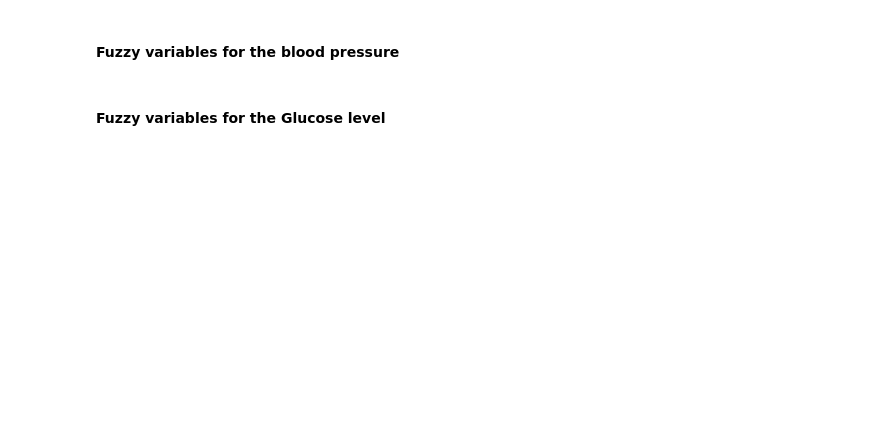
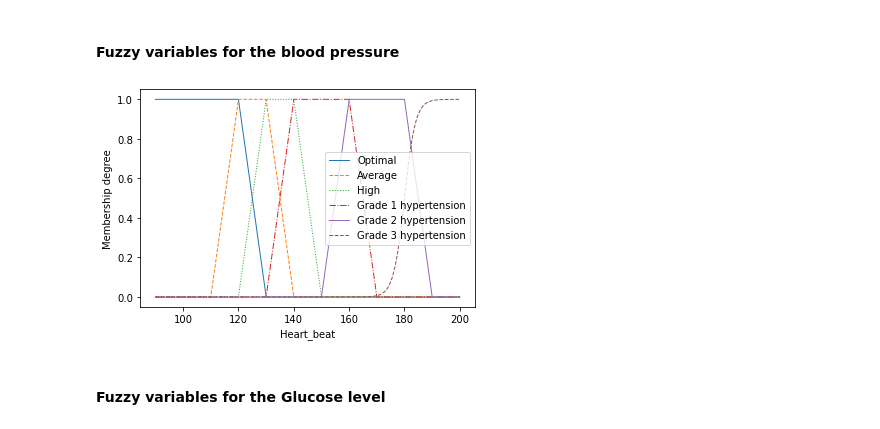
Before and after one commit to mikevdmeijden/1BM120, a Jupyter notebook: Assignment_3/Priority fuzzy logic.ipynb, the cells around one changed output. Cells and saved outputs as stored; diff of their text form; code cells hidden in the pictures; blank space fills up the shorter version.

```diff
--- a/Assignment_3/Priority fuzzy logic.ipynb
+++ b/Assignment_3/Priority fuzzy logic.ipynb
@@ -20,6 +20,7 @@ S_2 = FuzzySet(function=Trapezoidal_MF(a=110, b=120, c = 130, d = 140), term = "
 S_3 = FuzzySet(function=Trapezoidal_MF(a=120, b=130, c = 140, d = 150), term = "High")
 S_4 = FuzzySet(function=Trapezoidal_MF(a=130, b=140, c = 160, d = 170), term = "Grade_1_hypertension")
 S_5 = FuzzySet(function=Trapezoidal_MF(a=150, b=160, c = 180, d = 190), term = "Grade_2_hypertension")
-S_6 = FuzzySet(function=Sigmoid_MF(c=180, a =0.5 ), term = "Grade_3_hypertension")
-FS.add_linguistic_variable("Blood_pressure", LinguisticVariable([S_1, S_2, S_3, S_4, S_5, S_6], concept="blood_pressure", universe_of_discourse=[90,200]))
+S_6 = FuzzySet(function=Trapezoidal_MF(c=180, a =0.5 ), term = "Grade_3_hypertension")
+S_7 = FuzzySet(function=Trapezoidal_MF(a=190, b=200, c=250,d=250), term = "Hypertensional_crisis")
+FS.add_linguistic_variable("Blood_pressure", LinguisticVariable([S_1, S_2, S_3, S_4, S_5, S_6, S_7], concept="Blood_pressure", universe_of_discourse=[90,200]))
 # %%
@@ -37,7 +38,9 @@ H_5 = FuzzySet(function=Trapezoidal_MF(a=150, b=160, c = 180, d = 190), term = "
 H_6 = FuzzySet(function=Sigmoid_MF(c=180, a =0.5 ), term = "Grade 3 hypertension")
 FS.add_linguistic_variable("Heart_beat", LinguisticVariable([H_1, H_2, H_3, H_4, H_5, H_6], concept="Heart_beat", universe_of_discourse=[90,200]))
 # %%
-FS.plot_variable("Heart beat")
+FS.plot_variable("Heart_beat")
+# %% [output]
+[figure, added]
 # %% [markdown]
 #### Fuzzy variables for the Glucose level
 # %%
```
Also changed, not shown: parts of 7 cells of this notebook.
